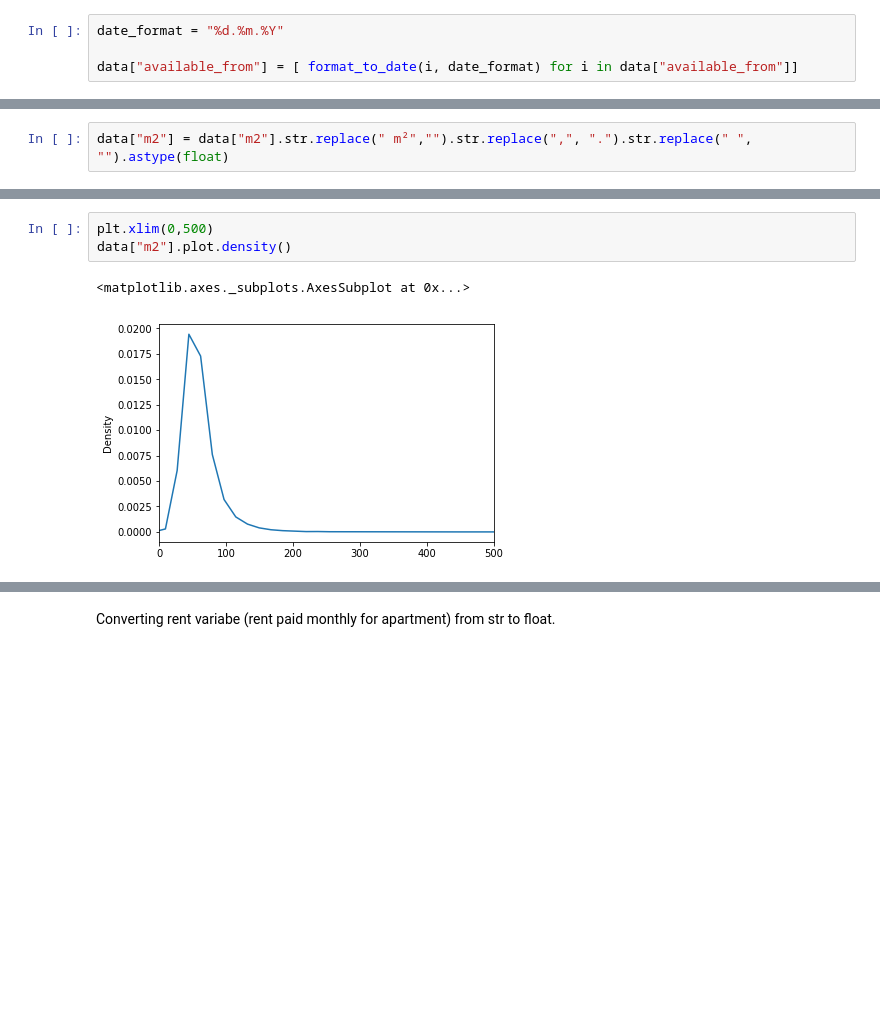
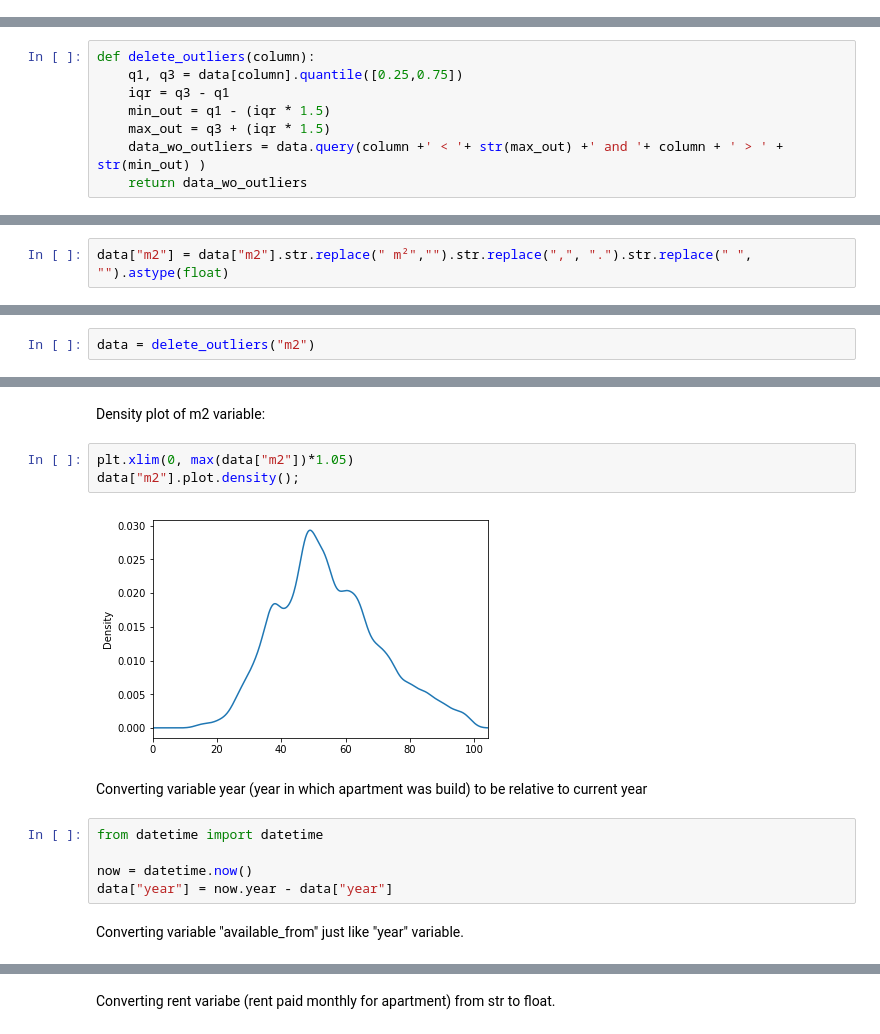
Before and after one commit to klosmichal/otodom, a Jupyter notebook: Otodom.ipynb, the cells around one changed output, grey strips where cells are left out. Cells and saved outputs as stored; diff of their text form; blank space fills up the shorter version.

```diff
--- a/Otodom.ipynb
+++ b/Otodom.ipynb
@@ -96,4 +64,0 @@ def format_to_date(i, date_format):
-# %%
-date_format = "%d.%m.%Y"
-
-data["available_from"] = [ format_to_date(i, date_format) for i in data["available_from"]]
@@ -137,0 +82,8 @@ data = pd.concat([data, address_df], axis=1)
+# %%
+def delete_outliers(column):
+    q1, q3 = data[column].quantile([0.25,0.75])
+    iqr = q3 - q1
+    min_out = q1 - (iqr * 1.5)
+    max_out = q3 + (iqr * 1.5)
+    data_wo_outliers = data.query(column +' < '+ str(max_out) +' and '+ column + ' > ' + str(min_out) )
+    return data_wo_outliers
@@ -141,0 +108,2 @@ data["m2"] = data["m2"].str.replace(" m²","").str.replace(",", ".").str.replace
+# %%
+data = delete_outliers("m2")
@@ -142,6 +116,16 @@ data["m2"] = data["m2"].str.replace(" m²","").str.replace(",", ".").str.replace
+# %% [markdown]
+Density plot of m2 variable:
 # %%
-plt.xlim(0,500)
-data["m2"].plot.density()
+plt.xlim(0, max(data["m2"])*1.05)
+data["m2"].plot.density();
 # %% [output]
-<matplotlib.axes._subplots.AxesSubplot at 0x...>
-[figure, old version]
+[figure, new version]
+# %% [markdown]
+Converting variable year (year in which apartment was build) to be relative to current year
+# %%
+from datetime import datetime
+
+now = datetime.now()
+data["year"] = now.year - data["year"]
+# %% [markdown]
+Converting variable "available_from" just like "year" variable.
```
Also changed, not shown: parts of 85 cells of this notebook, 1 other file.
